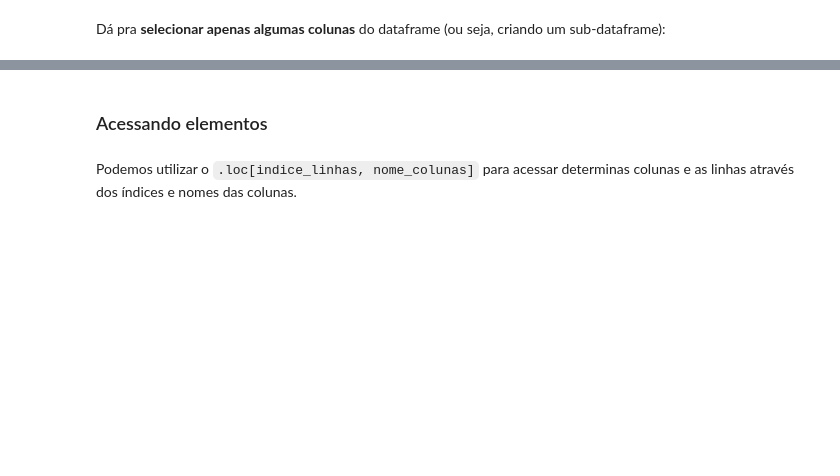
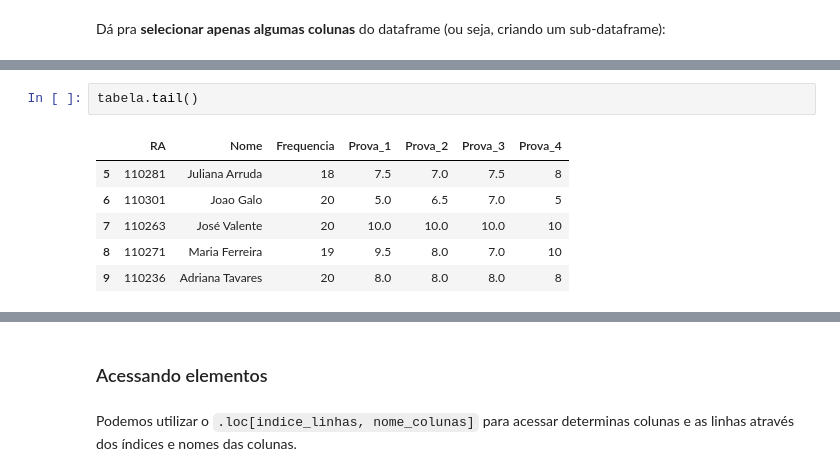
Before and after one commit to patriciacatandi/Lets_Code_Alunos, a Jupyter notebook: 02_Ferramentas_Programação/03_Pandas/Aula_3_-_Introdução.ipynb, the cells around one changed output, grey strips where cells are left out. Saved outputs shown, nothing was run; the diff lists cells and outputs as text; blank space fills up the shorter version.

```diff
--- a/02_Ferramentas_Programação/03_Pandas/Aula_3_-_Introdução.ipynb
+++ b/02_Ferramentas_Programação/03_Pandas/Aula_3_-_Introdução.ipynb
@@ -107,0 +207,9 @@ tabela[["Nome", "Prova_1"]]
+# %%
+tabela.tail()
+# %% [output]
+|  | RA | Nome | Frequencia | Prova_1 | Prova_2 | Prova_3 | Prova_4 |
+| 5 | 110281 | Juliana Arruda | 18 | 7.5 | 7.0 | 7.5 | 8 |
+| 6 | 110301 | Joao Galo | 20 | 5.0 | 6.5 | 7.0 | 5 |
+| 7 | 110263 | José Valente | 20 | 10.0 | 10.0 | 10.0 | 10 |
+| 8 | 110271 | Maria Ferreira | 19 | 9.5 | 8.0 | 7.0 | 10 |
+| 9 | 110236 | Adriana Tavares | 20 | 8.0 | 8.0 | 8.0 | 8 |
```
Also changed, not shown: parts of 31 cells of this notebook, 1 other file.
